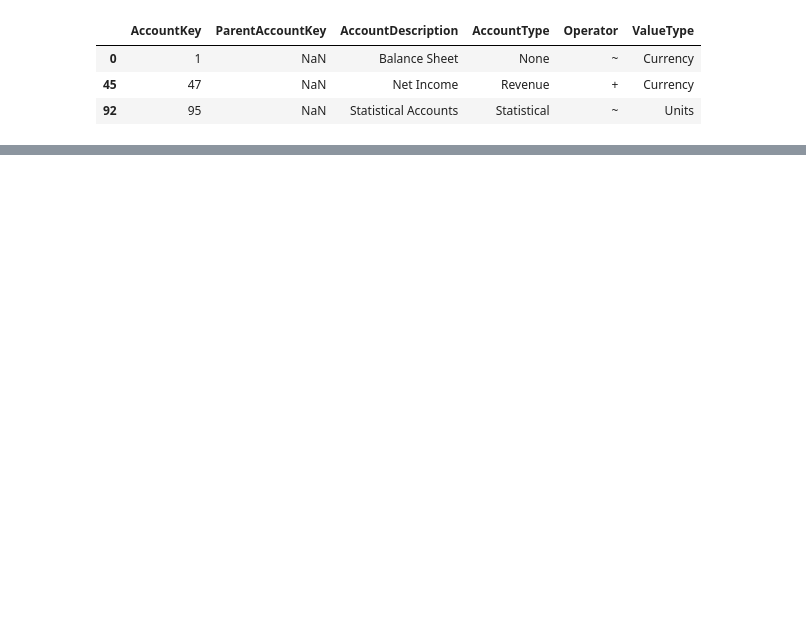
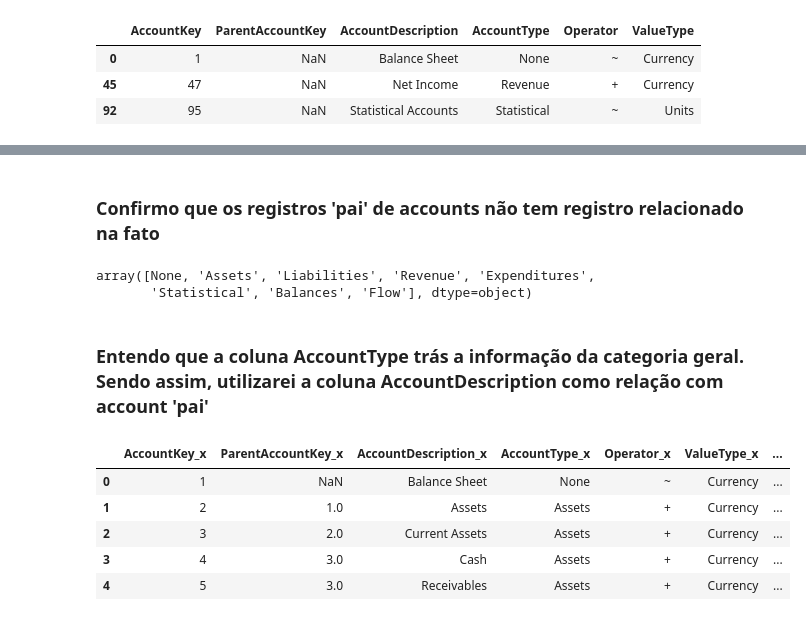
Before and after one commit to GabrielAraujoCarlos/PortfolioDashboardFinanceiro, a Jupyter notebook: TratamentoBase.ipynb, the cells around one changed output, grey strips where cells are left out. Cells and saved outputs as stored; diff of their text form; code cells hidden in the pictures; blank space fills up the shorter version.

```diff
--- a/TratamentoBase.ipynb
+++ b/TratamentoBase.ipynb
@@ -330,0 +301,20 @@ DimScenario.head()
+# %% [markdown]
+### Confirmo que os registros 'pai' de accounts não tem registro relacionado na fato
+# %%
+DimAccount.AccountType.unique()
+# %% [output]
+array([None, 'Assets', 'Liabilities', 'Revenue', 'Expenditures',
+       'Statistical', 'Balances', 'Flow'], dtype=object)
+# %% [markdown]
+### Entendo que a coluna AccountType trás a informação da categoria geral. Sendo assim, utilizarei a coluna AccountDescription como relação com account 'pai'
+# %%
+#Trazer a descrição das accounts 'pais' invés do código
+DimAccount_trat = DimAccount_trat.merge(DimAccount_trat, how='left', left_on='ParentAccountKey',right_on='AccountKey')
+DimAccount_trat.head()
+# %% [output]
+|  | AccountKey_x | ParentAccountKey_x | AccountDescription_x | AccountType_x | Operator_x | ValueType_x | ... |
+| 0 | 1 | NaN | Balance Sheet | None | ~ | Currency | ... |
+| 1 | 2 | 1.0 | Assets | Assets | + | Currency | ... |
+| 2 | 3 | 2.0 | Current Assets | Assets | + | Currency | ... |
+| 3 | 4 | 3.0 | Cash | Assets | + | Currency | ... |
+| 4 | 5 | 3.0 | Receivables | Assets | + | Currency | ... |
```
Also changed, not shown: parts of 41 cells of this notebook, 1 other file.
